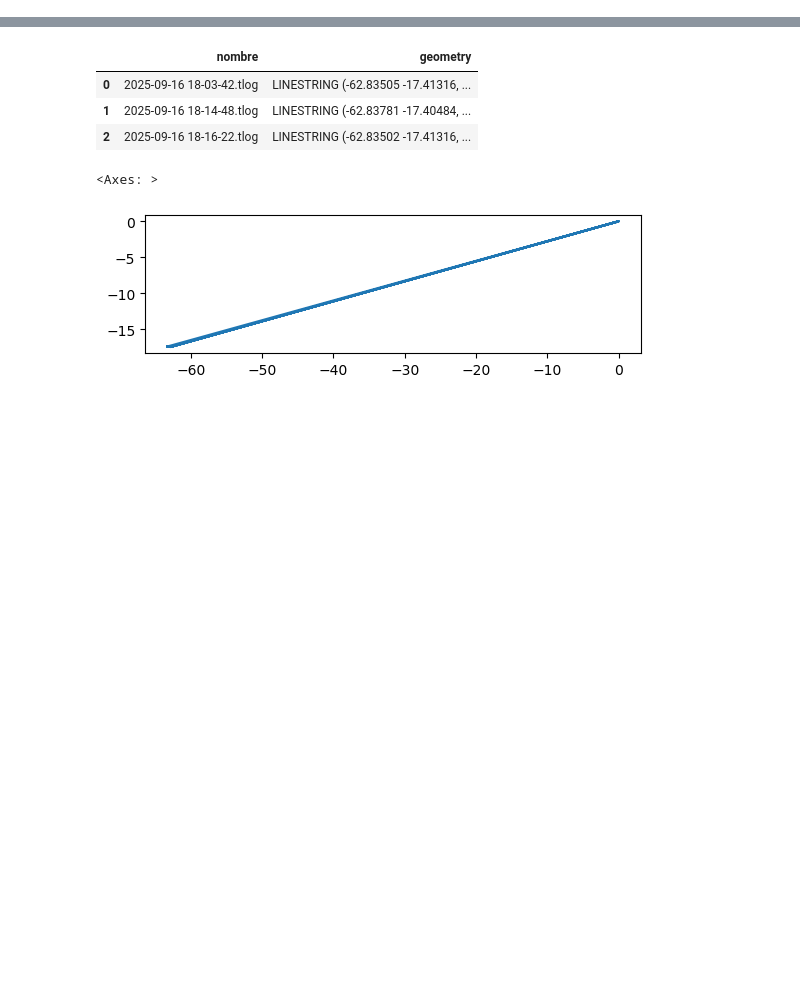
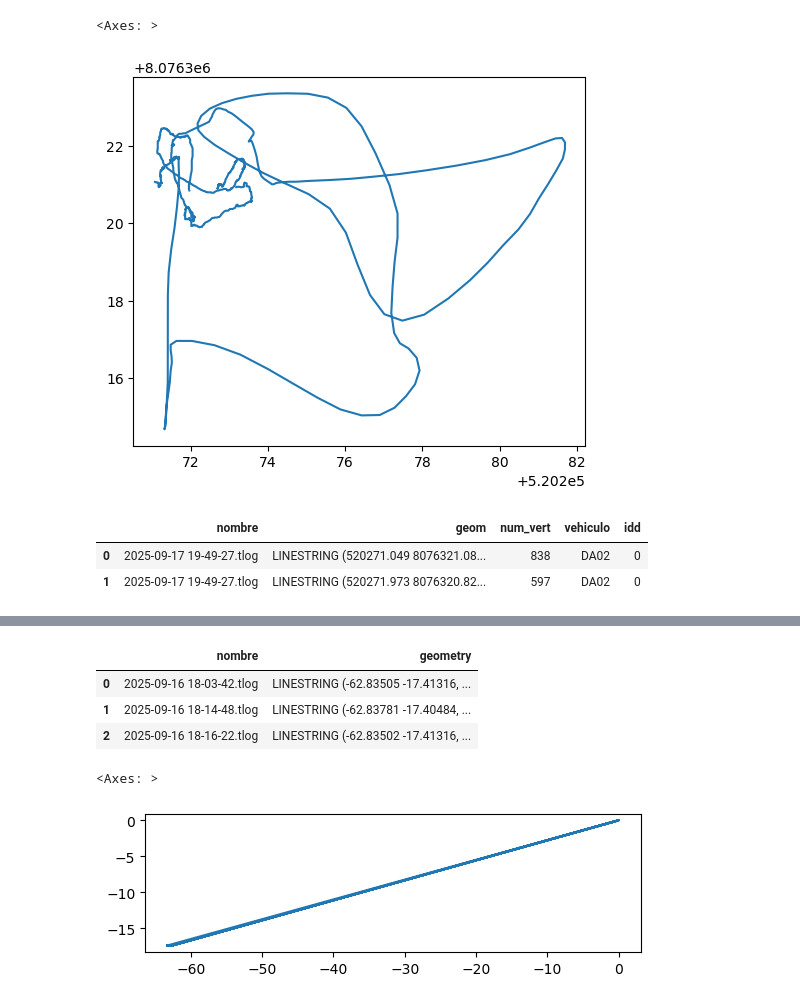
Before and after one commit to bismarksr17/utea_scripts, a Jupyter notebook: drones_tricho/00_procesar_recorridos.ipynb, the cells around one changed output, grey strips where cells are left out. Drawn from its saved outputs; the diff is of its cells as text; code cells hidden in the pictures; blank space fills up the shorter version.

```diff
--- a/drones_tricho/00_procesar_recorridos.ipynb
+++ b/drones_tricho/00_procesar_recorridos.ipynb
@@ -30,0 +158,8 @@ len(contenido)
+# %%
+gdf_lines.crs = "EPSG:4326"
+gdf_lines_utm = gdf_lines.to_crs(epsg=32720)
+# %%
+gdf_lines_utm.plot()
+# %% [output]
+<Axes: >
+[figure, added]
@@ -30,0 +169,6 @@ len(contenido)
+# %%
+gdf_lines_utm
+# %% [output]
+|  | nombre | geom | num_vert | vehiculo | idd |
+| 0 | 2025-09-17 19-49-27.tlog | LINESTRING (520271.049 8076321.08... | 838 | DA02 | 0 |
+| 1 | 2025-09-17 19-49-27.tlog | LINESTRING (520271.973 8076320.82... | 597 | DA02 | 0 |
```
Also changed, not shown: parts of 29 cells of this notebook, 1 other file.
